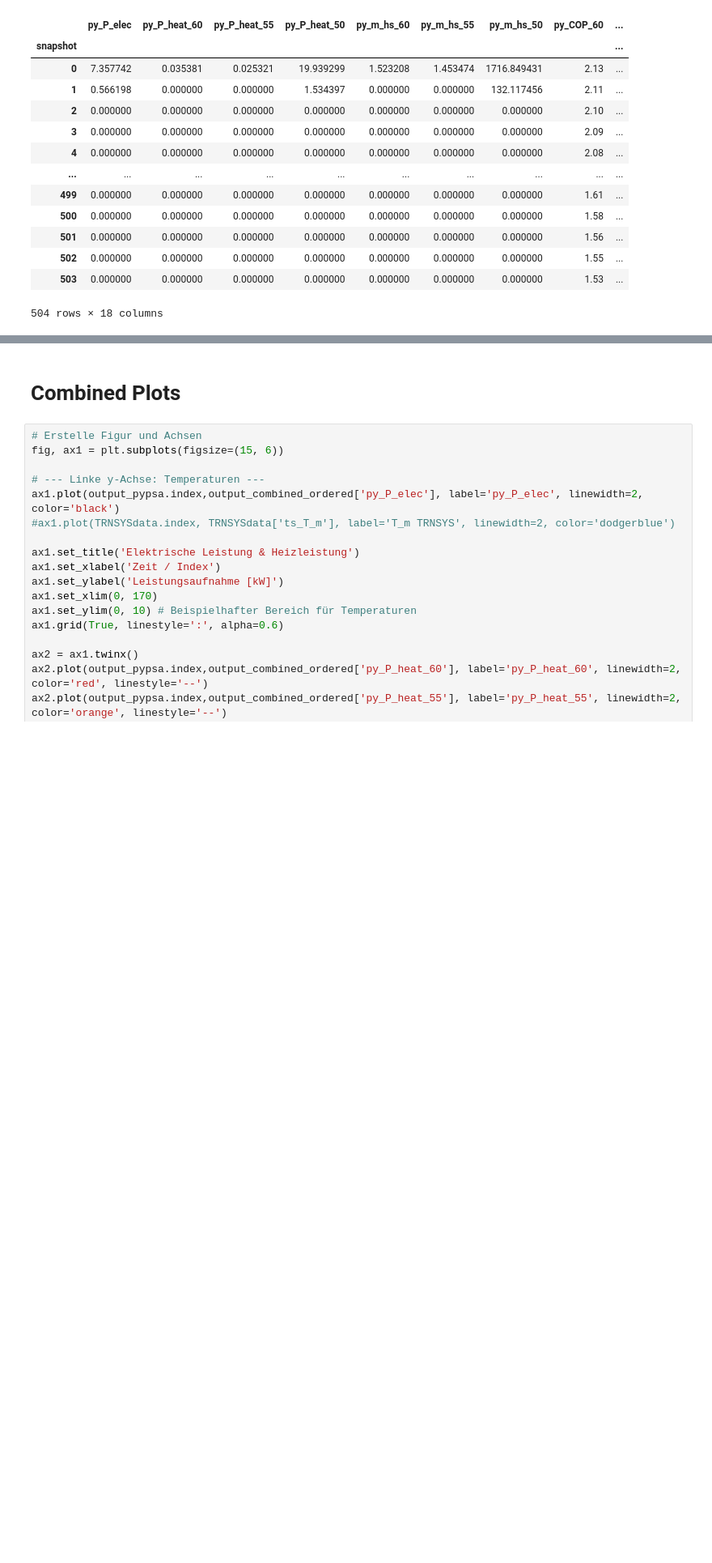
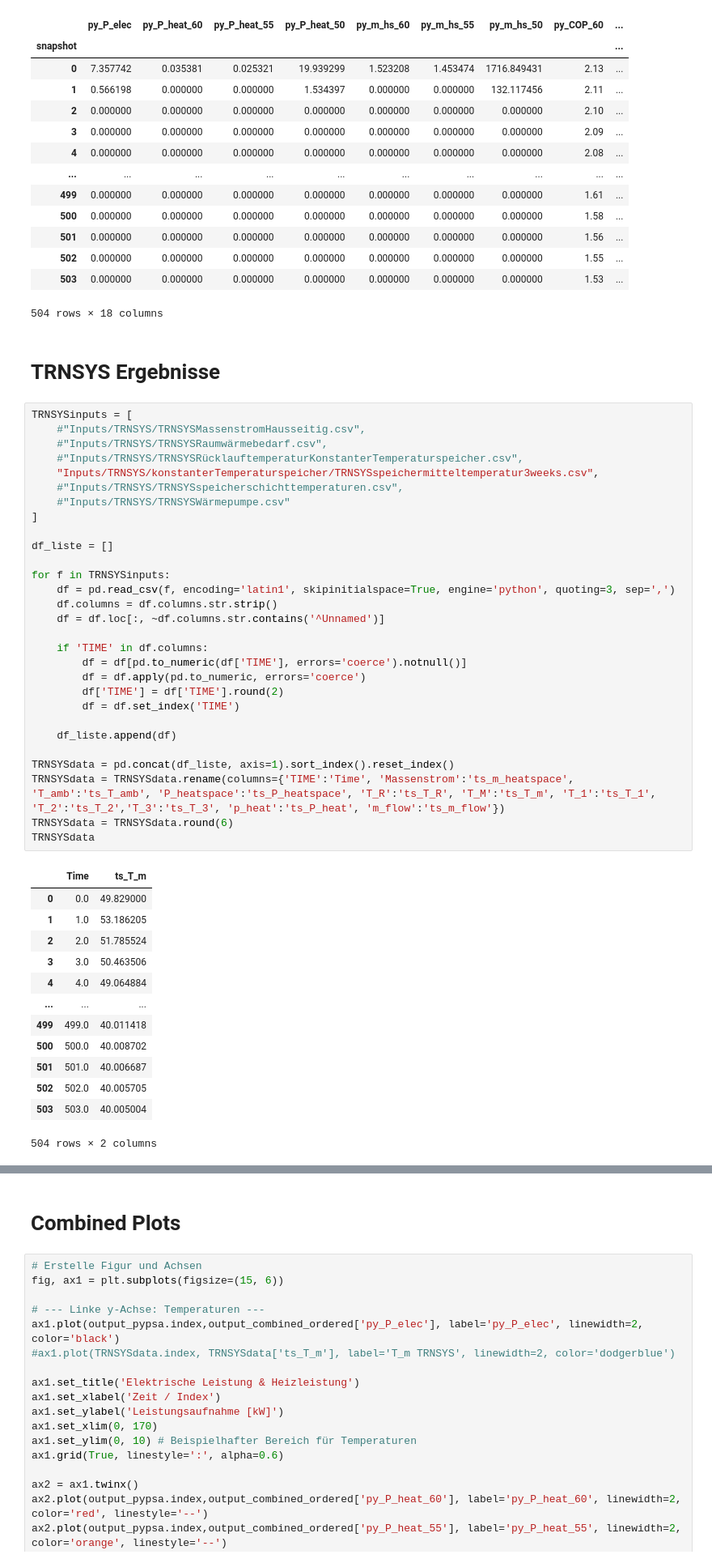
Before and after one commit to choffma8/masterprojektWaermespeicher, a Jupyter notebook: konstanterTemperaturspeicher - 3 Wochen.ipynb, the cells around one changed output, grey strips where cells are left out. Shown at 81% size. Drawn from its saved outputs; the diff is of its cells as text; blank space fills up the shorter version.

```diff
--- a/konstanterTemperaturspeicher - 3 Wochen.ipynb
+++ b/konstanterTemperaturspeicher - 3 Wochen.ipynb
@@ -487,3 +426,48 @@ output_pypsa
 | 502 | 0.000000 | 0.000000 | 0.000000 | 0.000000 | 0.000000 | 0.000000 | 0.000000 | 1.55 | ... |
 | 503 | 0.000000 | 0.000000 | 0.000000 | 0.000000 | 0.000000 | 0.000000 | 0.000000 | 1.53 | ... |
 504 rows × 18 columns
+# %% [markdown]
+# TRNSYS Ergebnisse
+# %%
+TRNSYSinputs = [
+    #"Inputs/TRNSYS/TRNSYSMassenstromHausseitig.csv",
+    #"Inputs/TRNSYS/TRNSYSRaumwärmebedarf.csv",
+    #"Inputs/TRNSYS/TRNSYSRücklauftemperaturKonstanterTemperaturspeicher.csv",
+    "Inputs/TRNSYS/konstanterTemperaturspeicher/TRNSYSspeichermitteltemperatur3weeks.csv",
+    #"Inputs/TRNSYS/TRNSYSspeicherschichttemperaturen.csv",
+    #"Inputs/TRNSYS/TRNSYSWärmepumpe.csv"
+]
+
+df_liste = []
+
+for f in TRNSYSinputs:
+    df = pd.read_csv(f, encoding='latin1', skipinitialspace=True, engine='python', quoting=3, sep=',')
+    df.columns = df.columns.str.strip()
+    df = df.loc[:, ~df.columns.str.contains('^Unnamed')]
+
+    if 'TIME' in df.columns:
+        df = df[pd.to_numeric(df['TIME'], errors='coerce').notnull()]
+        df = df.apply(pd.to_numeric, errors='coerce')
+        df['TIME'] = df['TIME'].round(2)
+        df = df.set_index('TIME')
+
+    df_liste.append(df)
+
+TRNSYSdata = pd.concat(df_liste, axis=1).sort_index().reset_index()
+TRNSYSdata = TRNSYSdata.rename(columns={'TIME':'Time', 'Massenstrom':'ts_m_heatspace', 'T_amb':'ts_T_amb', 'P_heatspace':'ts_P_heatspace', 'T_R':'ts_T_R', 'T_M':'ts_T_m', 'T_1':'ts_T_1', 'T_2':'ts_T_2','T_3':'ts_T_3', 'p_heat':'ts_P_heat', 'm_flow':'ts_m_flow'})
+TRNSYSdata = TRNSYSdata.round(6)
+TRNSYSdata
+# %% [output]
+|  | Time | ts_T_m |
+| 0 | 0.0 | 49.829000 |
+| 1 | 1.0 | 53.186205 |
+| 2 | 2.0 | 51.785524 |
+| 3 | 3.0 | 50.463506 |
+| 4 | 4.0 | 49.064884 |
+| ... | ... | ... |
+| 499 | 499.0 | 40.011418 |
+| 500 | 500.0 | 40.008702 |
+| 501 | 501.0 | 40.006687 |
+| 502 | 502.0 | 40.005705 |
+| 503 | 503.0 | 40.005004 |
+504 rows × 2 columns
```
Also changed, not shown: parts of 13 cells of this notebook, 5 other files.
